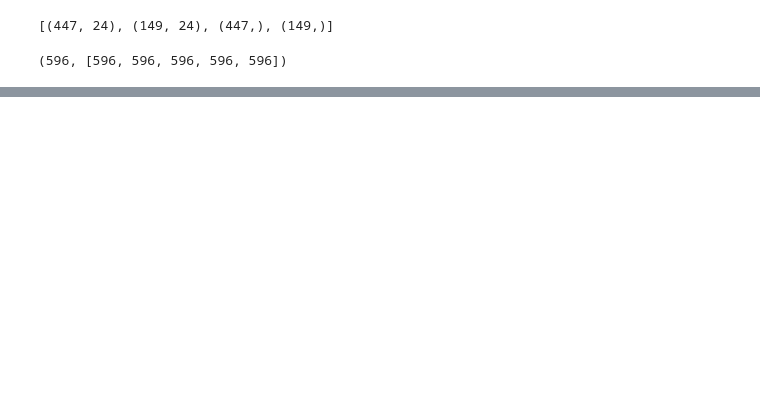
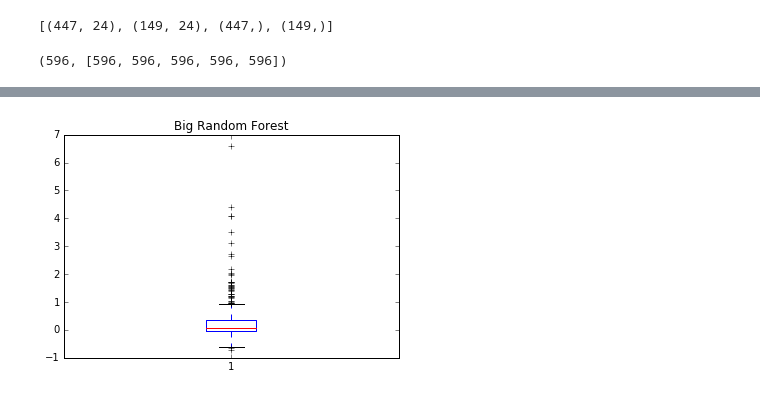
Before and after one commit to ticdat/ticdat, a Jupyter notebook: examples/expert_section/ml_soda_promotion/soda_promotion.ipynb, the cells around one changed output, grey strips where cells are left out. Saved outputs shown, nothing was run; the diff lists cells and outputs as text; code cells hidden in the pictures; blank space fills up the shorter version.

```diff
--- a/examples/expert_section/ml_soda_promotion/soda_promotion.ipynb
+++ b/examples/expert_section/ml_soda_promotion/soda_promotion.ipynb
@@ -88 +108,5 @@ plt.show()
+# %%
+boxplot("Big Random Forest")
+# %% [output]
+[figure, added]
 # %%
```
Also changed, not shown: parts of 14 cells of this notebook.
